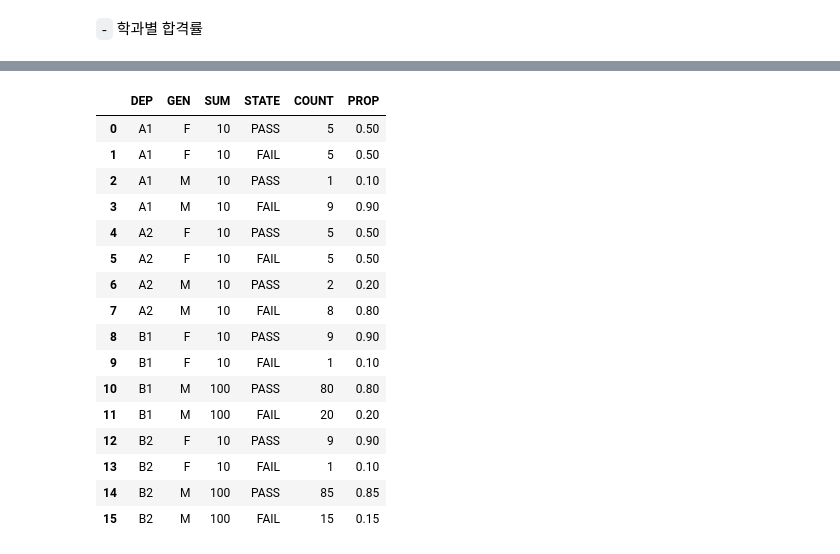
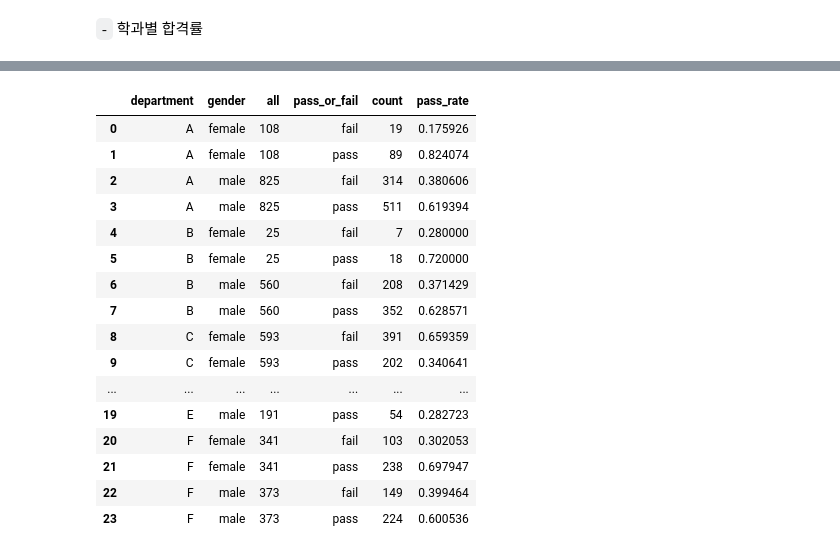
Before and after one commit to guebin/DV2022_backup, a Jupyter notebook: _notebooks/2099-01-01-draft.ipynb, the cells around one changed output, grey strips where cells are left out. Saved outputs shown, nothing was run; the diff lists cells and outputs as text; code cells hidden in the pictures.

```diff
--- a/_notebooks/2099-01-01-draft.ipynb
+++ b/_notebooks/2099-01-01-draft.ipynb
@@ -754,22 +657,23 @@ td=df.groupby(['DEP','GEN']).agg({'COUNT':sum}).reset_index()\
 # %%
-td['PROP']=td.COUNT/td.SUM
+data2= df.groupby(['department','gender']).agg({'count':np.sum}).reset_index().rename(columns={'count':'all'})\
+.merge(df)\
+.eval('pass_rate = count/all')
+data2
+# %% [output]
+|  | department | gender | all | pass_or_fail | count | pass_rate |
+| 0 | A | female | 108 | fail | 19 | 0.175926 |
+| 1 | A | female | 108 | pass | 89 | 0.824074 |
+| 2 | A | male | 825 | fail | 314 | 0.380606 |
+| 3 | A | male | 825 | pass | 511 | 0.619394 |
+| 4 | B | female | 25 | fail | 7 | 0.280000 |
+| 5 | B | female | 25 | pass | 18 | 0.720000 |
+| 6 | B | male | 560 | fail | 208 | 0.371429 |
+| 7 | B | male | 560 | pass | 352 | 0.628571 |
+| 8 | C | female | 593 | fail | 391 | 0.659359 |
+| 9 | C | female | 593 | pass | 202 | 0.340641 |
+| ... | ... | ... | ... | ... | ... | ... |
+| 19 | E | male | 191 | pass | 54 | 0.282723 |
+| 20 | F | female | 341 | fail | 103 | 0.302053 |
+| 21 | F | female | 341 | pass | 238 | 0.697947 |
+| 22 | F | male | 373 | fail | 149 | 0.399464 |
+| 23 | F | male | 373 | pass | 224 | 0.600536 |
-# %%
-td
-# %% [output]
-|  | DEP | GEN | SUM | STATE | COUNT | PROP |
-| 0 | A1 | F | 10 | PASS | 5 | 0.50 |
-| 1 | A1 | F | 10 | FAIL | 5 | 0.50 |
-| 2 | A1 | M | 10 | PASS | 1 | 0.10 |
-| 3 | A1 | M | 10 | FAIL | 9 | 0.90 |
-| 4 | A2 | F | 10 | PASS | 5 | 0.50 |
-| 5 | A2 | F | 10 | FAIL | 5 | 0.50 |
-| 6 | A2 | M | 10 | PASS | 2 | 0.20 |
-| 7 | A2 | M | 10 | FAIL | 8 | 0.80 |
-| 8 | B1 | F | 10 | PASS | 9 | 0.90 |
-| 9 | B1 | F | 10 | FAIL | 1 | 0.10 |
-| 10 | B1 | M | 100 | PASS | 80 | 0.80 |
-| 11 | B1 | M | 100 | FAIL | 20 | 0.20 |
-| 12 | B2 | F | 10 | PASS | 9 | 0.90 |
-| 13 | B2 | F | 10 | FAIL | 1 | 0.10 |
-| 14 | B2 | M | 100 | PASS | 85 | 0.85 |
-| 15 | B2 | M | 100 | FAIL | 15 | 0.15 |
```
Also changed, not shown: parts of 45 cells of this notebook, 1 other file.
